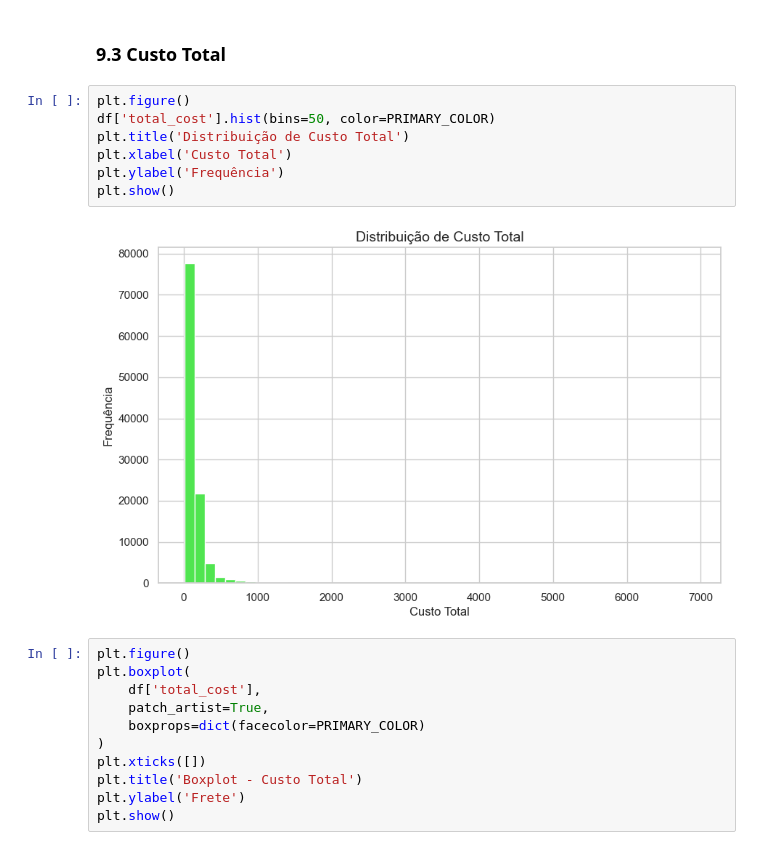
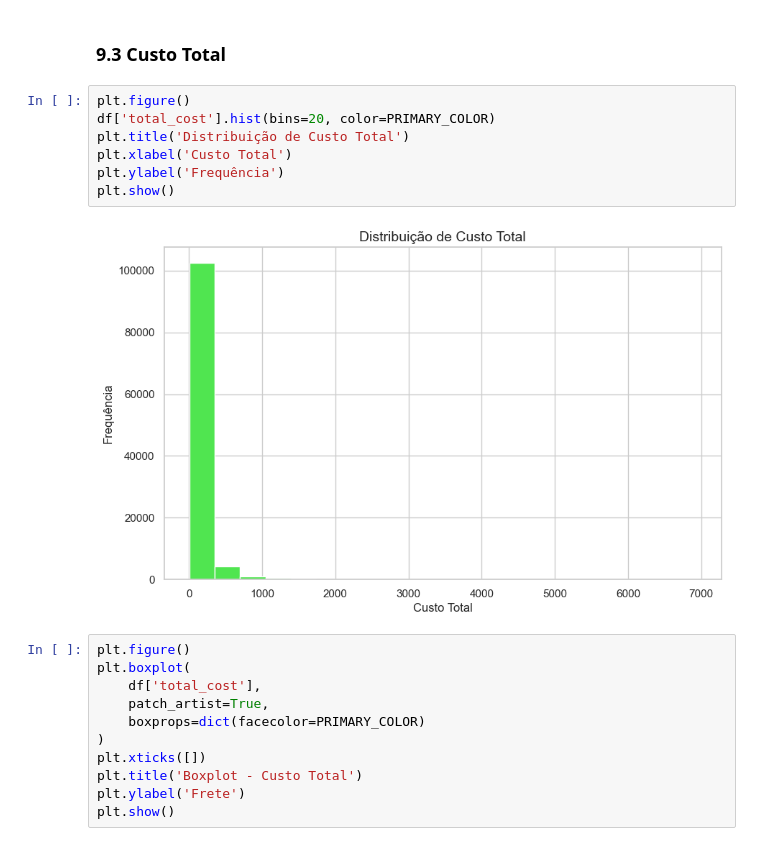
Before and after one commit to Graciliana/ADA_Elas_Tech-Sistema-Inteligente-de-Compras, a Jupyter notebook: notebooks/03_data_preparation.ipynb, the cells around one changed output. Drawn from its saved outputs; the diff is of its cells as text.

```diff
--- a/notebooks/03_data_preparation.ipynb
+++ b/notebooks/03_data_preparation.ipynb
@@ -321,13 +331,13 @@ outliers fortes
 ### 9.3 Custo Total
 # %%
 plt.figure()
-df['total_cost'].hist(bins=50, color=PRIMARY_COLOR)
+df['total_cost'].hist(bins=20, color=PRIMARY_COLOR)
 plt.title('Distribuição de Custo Total')
 plt.xlabel('Custo Total')
 plt.ylabel('Frequência')
 plt.show()
 # %% [output]
-[figure, old version]
+[figure, new version]
 # %%
 plt.figure()
 plt.boxplot(
```
Also changed, not shown: parts of 6 cells of this notebook, 1 other file.
